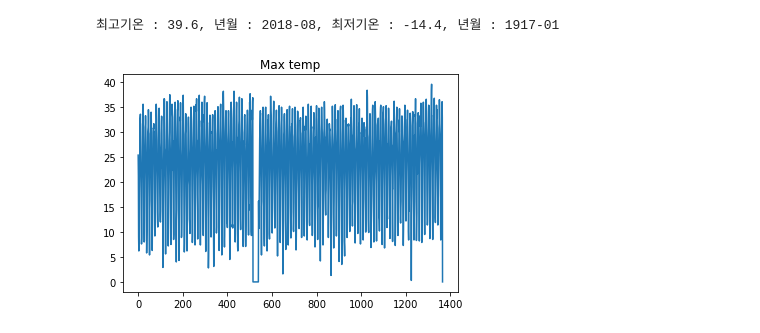
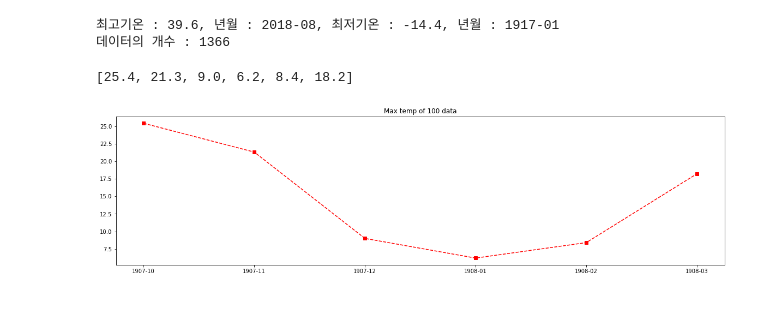
Before and after one commit to okdoittttt/jupyter, a Jupyter notebook: 0921_3(서울 전체 기온 그래프).ipynb, the cells around one changed output. Drawn from its saved outputs; the diff is of its cells as text; code cells hidden in the pictures; blank space fills up the shorter version.

```diff
--- a/0921_3(서울 전체 기온 그래프).ipynb
+++ b/0921_3(서울 전체 기온 그래프).ipynb
@@ -1,4 +1,8 @@
 # %%
+# 서울의 최고 기온, 최저 기온 출력
+# 그래프 출력(100개의 데이터만)
+# 총 데이터 개수 출력
+
 import csv
 import matplotlib.pyplot as plt
 
@@ -14,14 +18,18 @@ min_temp = 999
 min_date = ""
 
 temp_list = []
+temp_date = []
 
 for row in data:
-    if row[-1] == '' or row[-2] == '':
+    count += 1
+    if row[-1] == '' or row[-2] == '' or row[0] == '':
         row[-1] = 0
         row[-2] = 0
+        row[0] = 0
     row[-1] = float(row[-1])
     row[-2] = float(row[-2])
     temp_list.append(row[-1])
+    temp_date.append(row[0])
     if max_temp < row[-1]:
         max_date = row[0]
         max_temp = row[-1]
@@ -29,13 +37,24 @@ for row in data:
         min_date = row[0]
         min_temp = row[-2]
 
+# print(temp_date)
 print('최고기온 : {}, 년월 : {}, 최저기온 : {}, 년월 : {}'.format(max_temp, max_date, min_temp, min_date))
-# print(temp_list)
+print('데이터의 개수 : {}'.format(len(temp_list)))
 # %% [output]
 최고기온 : 39.6, 년월 : 2018-08, 최저기온 : -14.4, 년월 : 1917-01
+데이터의 개수 : 1366
 # %%
-plt.title('Max temp')
-plt.plot(temp_list)
+# 데이터 개수를 터미널에 출력, 그래프에 100개만 ploting 하도록 하라.
+graph_list = [temp_list[i] for i in range(0, 6)]
+graph_date = [temp_date[i] for i in range(0, 6)]
+print(graph_list)
+
+plt.figure(figsize=(20, 5))
+plt.title('Max temp of 100 data')
+
+# x 축 y 축
+plt.plot(graph_date, graph_list, 'r--s')
 plt.show()
 # %% [output]
+[25.4, 21.3, 9.0, 6.2, 8.4, 18.2]
-[figure, old version]
+[figure, new version]
```
Also changed, not shown: 2 other files.
